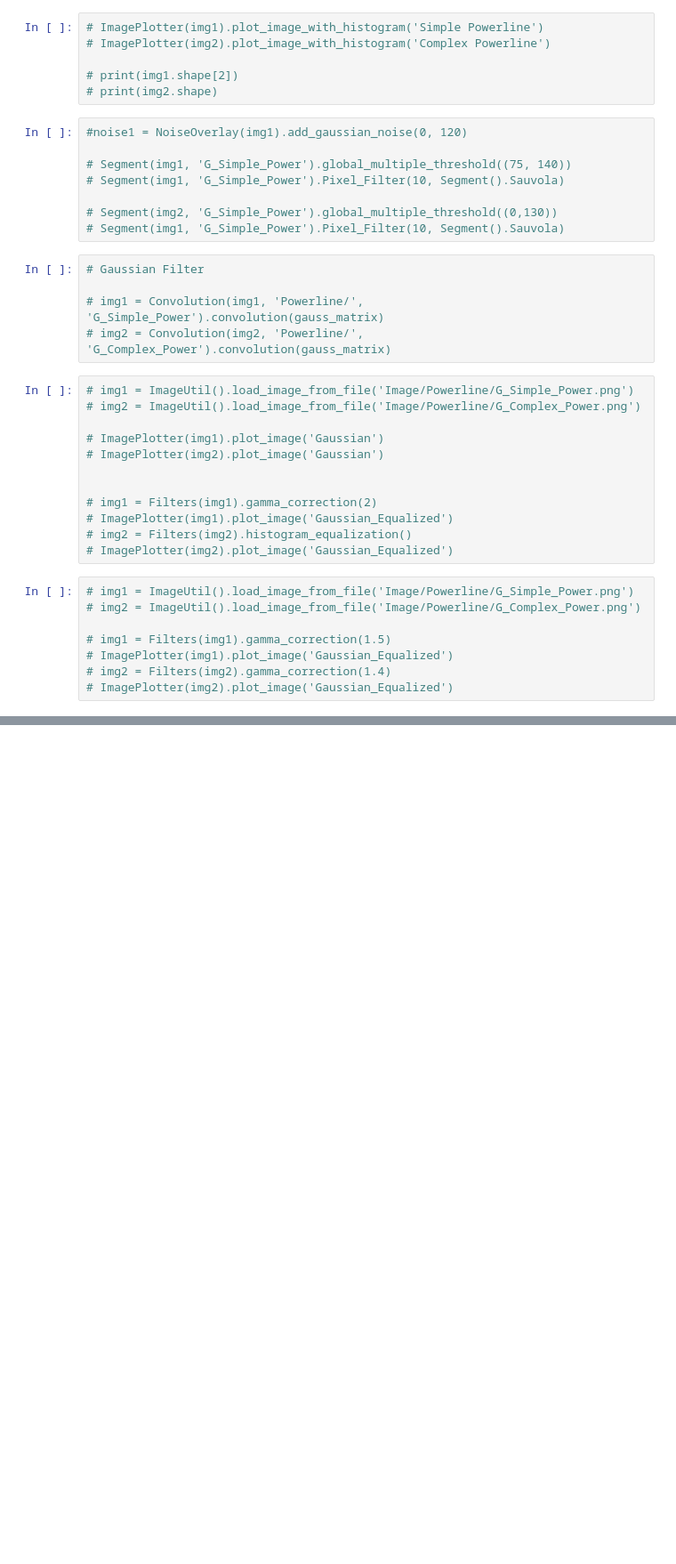
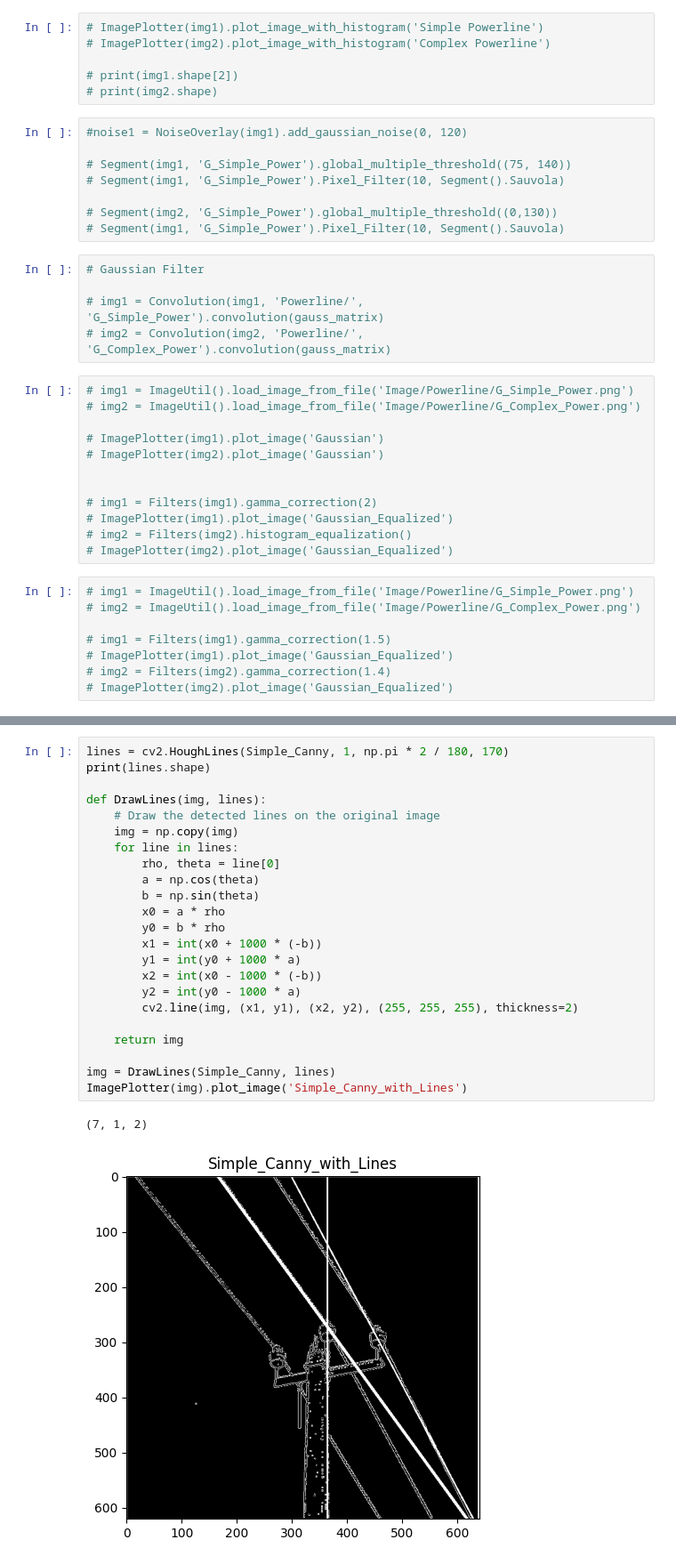
Before and after one commit to Mikerive/Color-Space, a Jupyter notebook: EdgeDetection.ipynb, the cells around one changed output, grey strips where cells are left out. Shown at 89% size. Cells and saved outputs as stored; diff of their text form; blank space fills up the shorter version.

```diff
--- a/EdgeDetection.ipynb
+++ b/EdgeDetection.ipynb
@@ -169,0 +194,26 @@ ImagePlotter(Eq_CustomGradient).plot_image_with_histogram('Eq_Custom_Gradient')
+# %%
+lines = cv2.HoughLines(Simple_Canny, 1, np.pi * 2 / 180, 170)
+print(lines.shape)
+
+def DrawLines(img, lines):
+    # Draw the detected lines on the original image
+    img = np.copy(img)
+    for line in lines:
+        rho, theta = line[0]
+        a = np.cos(theta)
+        b = np.sin(theta)
+        x0 = a * rho
+        y0 = b * rho
+        x1 = int(x0 + 1000 * (-b))
+        y1 = int(y0 + 1000 * a)
+        x2 = int(x0 - 1000 * (-b))
+        y2 = int(y0 - 1000 * a)
+        cv2.line(img, (x1, y1), (x2, y2), (255, 255, 255), thickness=2)
+
+    return img
+
+img = DrawLines(Simple_Canny, lines)
+ImagePlotter(img).plot_image('Simple_Canny_with_Lines')
+# %% [output]
+(7, 1, 2)
+[figure, added]
```
Also changed, not shown: parts of 13 cells of this notebook, 1 other file.
